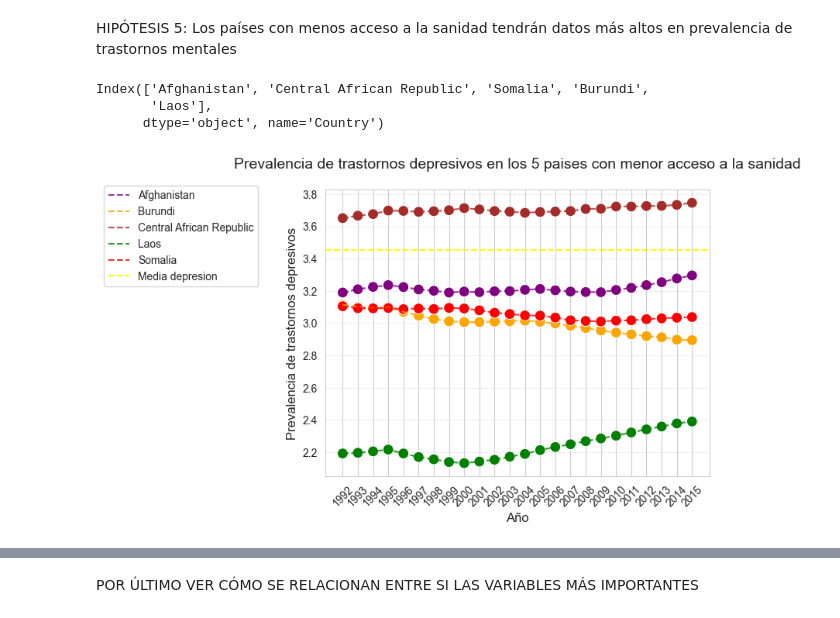
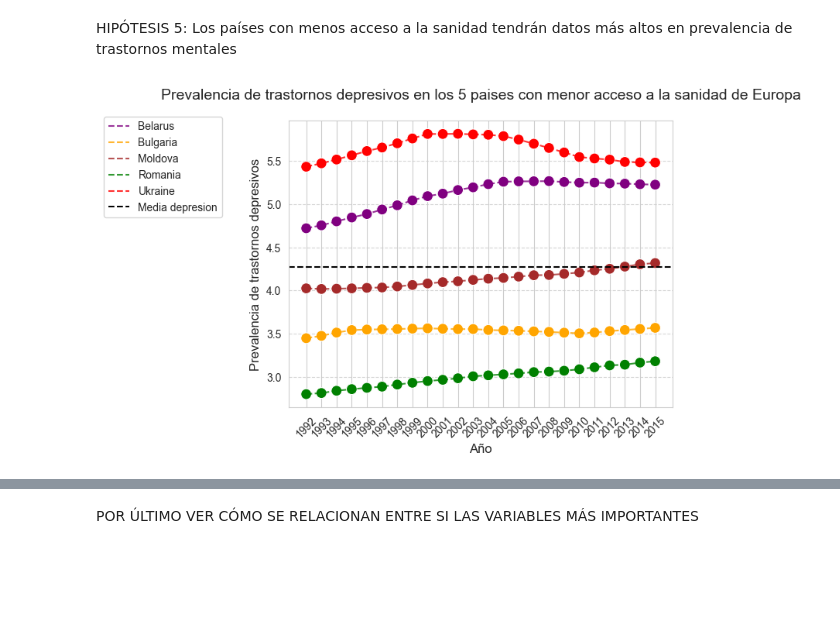
Before and after one commit to Rafacercos/Salud_mental_EDA, a Jupyter notebook: notebooks/EDA Trastornos depresivos.ipynb, the cells around one changed output, grey strips where cells are left out. Saved outputs shown, nothing was run; the diff lists cells and outputs as text; code cells hidden in the pictures; blank space fills up the shorter version.

```diff
--- a/notebooks/EDA Trastornos depresivos.ipynb
+++ b/notebooks/EDA Trastornos depresivos.ipynb
@@ -743,24 +367,23 @@ plt.grid(alpha=0.3)
 HIPÓTESIS 5: Los países con menos acceso a la sanidad tendrán datos más altos en prevalencia de trastornos mentales
 # %%
 media_depresion = variables["depresion"].mean()
+# %%
+vareu = variables[variables["Continent"] == "Europe"]
 # %%
-variables.groupby("Country")["sanidad"].mean().nsmallest(5).index
+variables.groupby("Country")["sanidad"].mean().nsmallest(10).index
-# %% [output]
-Index(['Afghanistan', 'Central African Republic', 'Somalia', 'Burundi',
-       'Laos'],
-      dtype='object', name='Country')
 # %%
-graf_s = variables[variables["Country"].isin(variables.groupby("Country")["sanidad"].mean().nsmallest(5).index)]
+graf_s = vareu[vareu["Country"].isin(vareu.groupby("Country")["sanidad"].mean().nsmallest(5).index)]
+graf_b = variables[variables["Country"].isin(variables.groupby("Country")["sanidad"].mean().nsmallest(5).index)]
 # %%
 lista_colores2 = ["purple","orange","brown","green","red"]
 sns.scatterplot(data = graf_s,x = "año",y = "depresion",hue = "Country", palette = lista_colores2,legend=False, s = 100,)
 sns.lineplot(data = graf_s,x = "año",y = "depresion",hue = "Country", palette = lista_colores2,linestyle="--",linewidth = 1.5,alpha =0.8)
-plt.axhline(media_depresion,color="yellow",linestyle="--",label= "Media depresion")
+plt.axhline(media_depresion,color="k",linestyle="--",label= "Media depresion")
 plt.legend(bbox_to_anchor=(-0.16,1.033))
-plt.title("Prevalencia de trastornos depresivos en los 5 paises con menor acceso a la sanidad",fontsize = 14, pad = 20)
-plt.grid(axis ="y", linestyle= '--',alpha = 0.4)
+plt.title("Prevalencia de trastornos depresivos en los 5 paises con menor acceso a la sanidad de Europa",fontsize = 14, pad = 20)
+plt.grid(axis ="y", linestyle= '--',alpha = 0.8)
 plt.xticks(rotation=45,fontsize=10)
 plt.xlabel("Año",fontsize=12)
 plt.ylabel("Prevalencia de trastornos depresivos",fontsize = 12);
 # %% [output]
-[figure, old version]
+[figure, new version]
```
Also changed, not shown: parts of 34 cells of this notebook.
